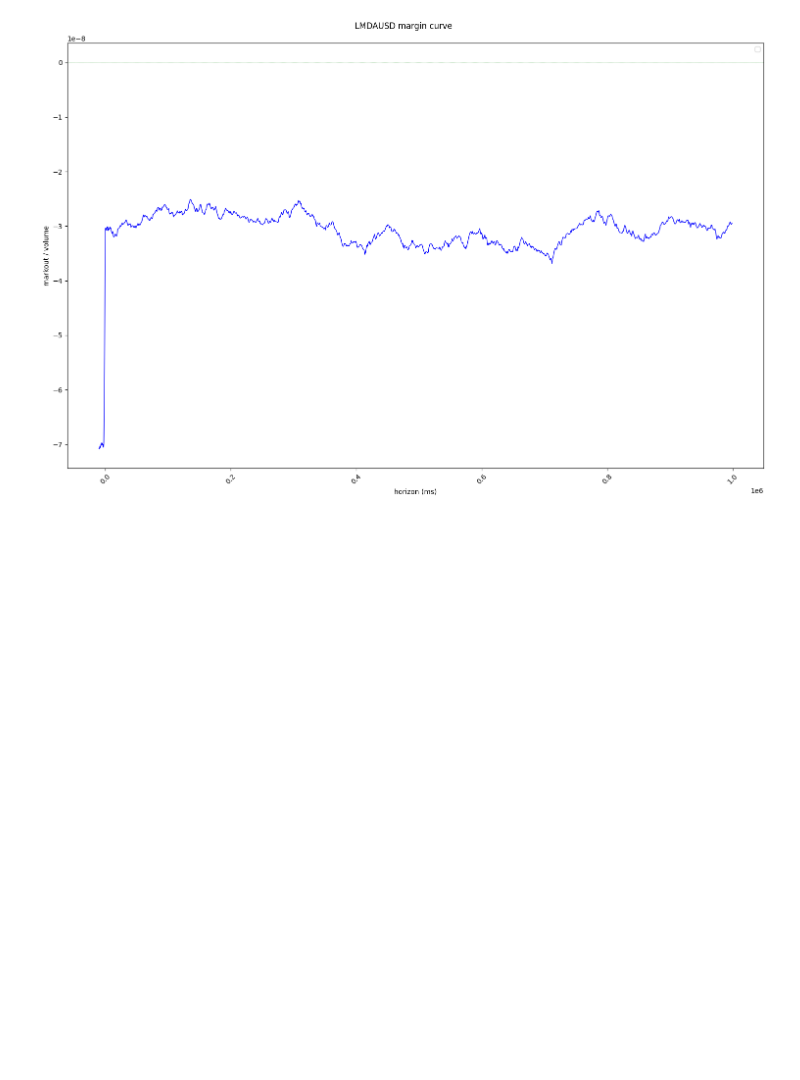
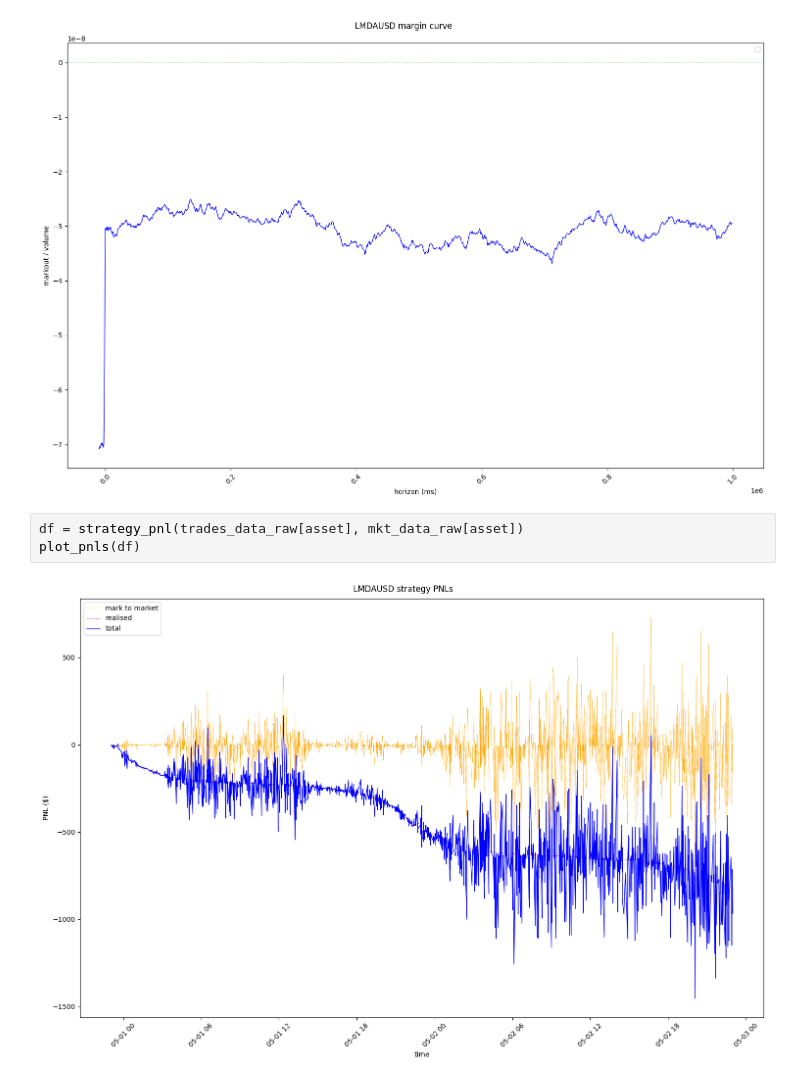
Before and after one commit to victorsnchz/FX_PNLs, a Jupyter notebook: assignment.ipynb, the cells around one changed output. Drawn from its saved outputs; the diff is of its cells as text; blank space fills up the shorter version.

```diff
--- a/assignment.ipynb
+++ b/assignment.ipynb
@@ -300,3 +383,8 @@ trades_margin = get_trades_margin(mkt_data_raw[asset], trades_data_raw[asset],ti
 plot_margin(trades_margin)
 # %% [output]
 [figure]
+# %%
+df = strategy_pnl(trades_data_raw[asset], mkt_data_raw[asset])
+plot_pnls(df)
+# %% [output]
+[figure, added]
```
Also changed, not shown: parts of 10 cells of this notebook.
